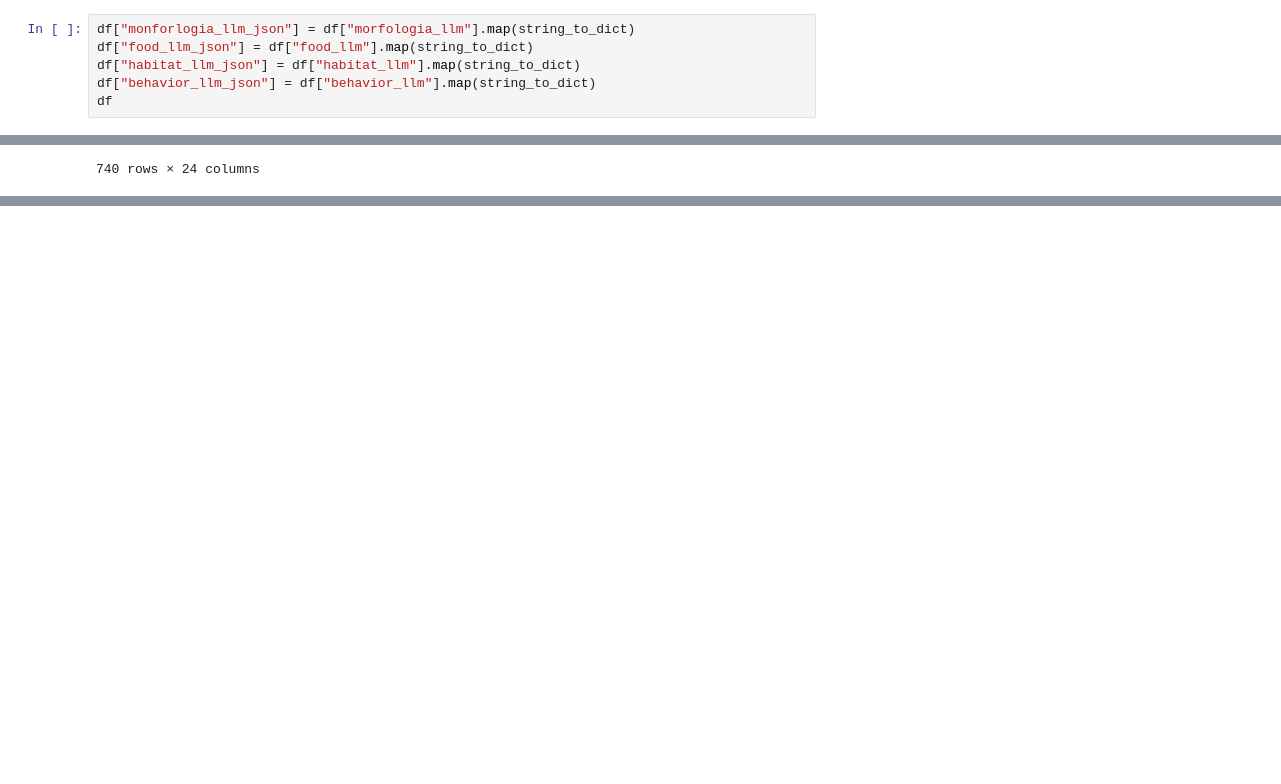
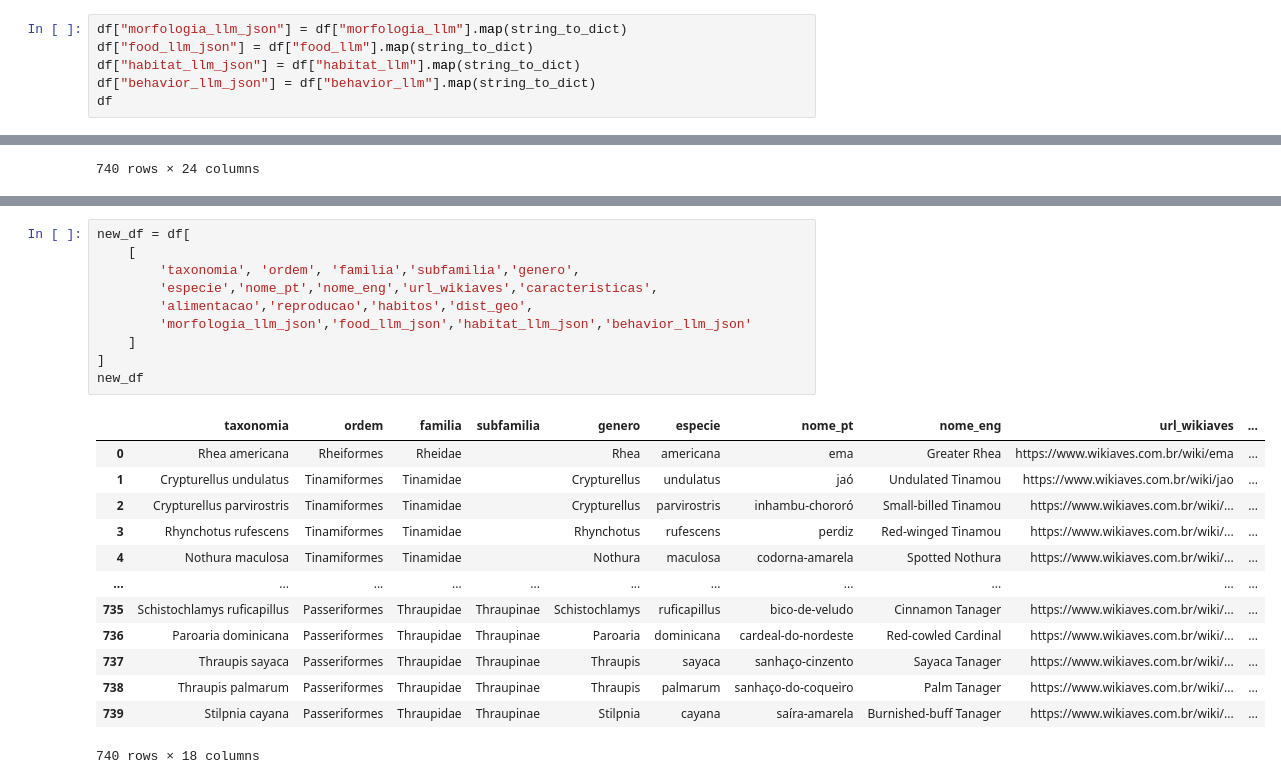
Before and after one commit to rafaelladuarte/avesrag-dataset-builder, a Jupyter notebook: etl_03_parameterization_info_llm.ipynb, the cells around one changed output, grey strips where cells are left out. Saved outputs shown, nothing was run; the diff lists cells and outputs as text; blank space fills up the shorter version.

```diff
--- a/etl_03_parameterization_info_llm.ipynb
+++ b/etl_03_parameterization_info_llm.ipynb
@@ -92,5 +92,5 @@ Name: morfologia_llm, Length: 183, dtype: object
 # %%
-df["monforlogia_llm_json"] = df["morfologia_llm"].map(string_to_dict)
+df["morfologia_llm_json"] = df["morfologia_llm"].map(string_to_dict)
 df["food_llm_json"] = df["food_llm"].map(string_to_dict)
 df["habitat_llm_json"] = df["habitat_llm"].map(string_to_dict)
 df["behavior_llm_json"] = df["behavior_llm"].map(string_to_dict)
@@ -111,0 +132,24 @@ df
+# %%
+new_df = df[
+    [
+        'taxonomia', 'ordem', 'familia','subfamilia','genero',
+        'especie','nome_pt','nome_eng','url_wikiaves','caracteristicas',
+        'alimentacao','reproducao','habitos','dist_geo',
+        'morfologia_llm_json','food_llm_json','habitat_llm_json','behavior_llm_json'
+    ]
+]
+new_df
+# %% [output]
+|  | taxonomia | ordem | familia | subfamilia | genero | especie | nome_pt | nome_eng | url_wikiaves | ... |
+| 0 | Rhea americana | Rheiformes | Rheidae |  | Rhea | americana | ema | Greater Rhea | https://www.wikiaves.com.br/wiki/ema | ... |
+| 1 | Crypturellus undulatus | Tinamiformes | Tinamidae |  | Crypturellus | undulatus | jaó | Undulated Tinamou | https://www.wikiaves.com.br/wiki/jao | ... |
+| 2 | Crypturellus parvirostris | Tinamiformes | Tinamidae |  | Crypturellus | parvirostris | inhambu-chororó | Small-billed Tinamou | https://www.wikiaves.com.br/wiki/... | ... |
+| 3 | Rhynchotus rufescens | Tinamiformes | Tinamidae |  | Rhynchotus | rufescens | perdiz | Red-winged Tinamou | https://www.wikiaves.com.br/wiki/... | ... |
+| 4 | Nothura maculosa | Tinamiformes | Tinamidae |  | Nothura | maculosa | codorna-amarela | Spotted Nothura | https://www.wikiaves.com.br/wiki/... | ... |
+| ... | ... | ... | ... | ... | ... | ... | ... | ... | ... | ... |
+| 735 | Schistochlamys ruficapillus | Passeriformes | Thraupidae | Thraupinae | Schistochlamys | ruficapillus | bico-de-veludo | Cinnamon Tanager | https://www.wikiaves.com.br/wiki/... | ... |
+| 736 | Paroaria dominicana | Passeriformes | Thraupidae | Thraupinae | Paroaria | dominicana | cardeal-do-nordeste | Red-cowled Cardinal | https://www.wikiaves.com.br/wiki/... | ... |
+| 737 | Thraupis sayaca | Passeriformes | Thraupidae | Thraupinae | Thraupis | sayaca | sanhaço-cinzento | Sayaca Tanager | https://www.wikiaves.com.br/wiki/... | ... |
+| 738 | Thraupis palmarum | Passeriformes | Thraupidae | Thraupinae | Thraupis | palmarum | sanhaço-do-coqueiro | Palm Tanager | https://www.wikiaves.com.br/wiki/... | ... |
+| 739 | Stilpnia cayana | Passeriformes | Thraupidae | Thraupinae | Stilpnia | cayana | saíra-amarela | Burnished-buff Tanager | https://www.wikiaves.com.br/wiki/... | ... |
+740 rows × 18 columns
```
Also changed, not shown: parts of 9 cells of this notebook, 4 other files.
